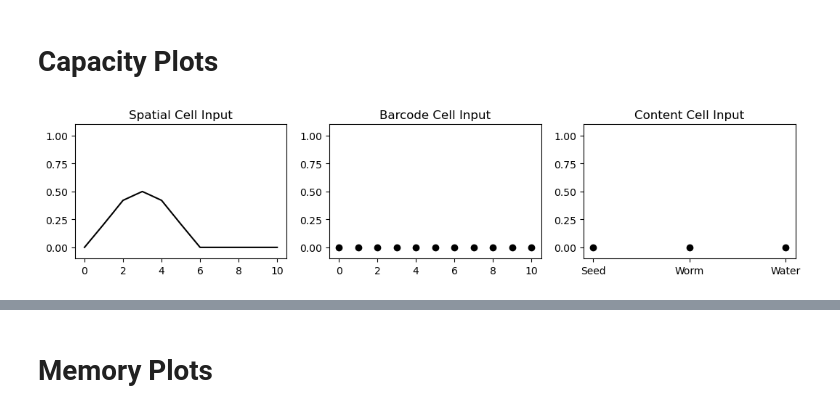
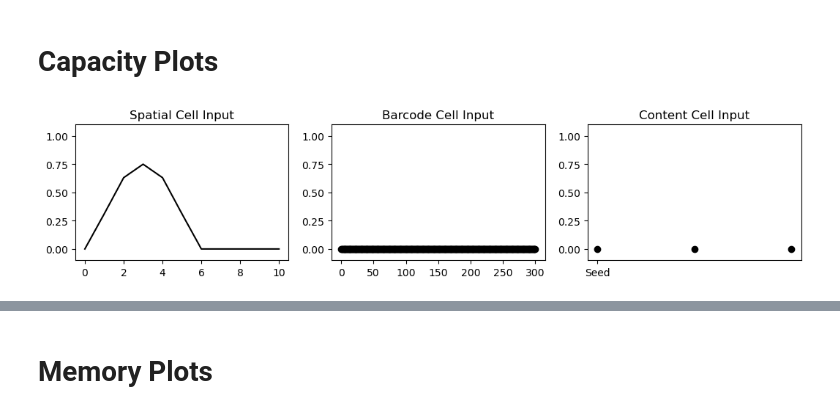
Before and after one commit to chingf/barcodes, a Jupyter notebook: Sandbox.ipynb, the cells around one changed output, grey strips where cells are left out. Cells and saved outputs as stored; diff of their text form; code cells hidden in the pictures.

```diff
--- a/Sandbox.ipynb
+++ b/Sandbox.ipynb
@@ -47,7 +47,7 @@ from scipy.special import softmax
 # Network initialization
 # %%
 n_spatial = 11
-n_barcode = 11 # Must be >= n_spatial
+n_barcode = 301 # Must be >= n_spatial
 n_cache = 3 # Three types
 # %%
 N = n_spatial + n_barcode + n_cache
@@ -143,22 +141,22 @@ def get_activity(
 # %%
 i = np.zeros(N)
 i[s_start:s_end] = make_bump(n_spatial, 3, vm_params=(5,0.85))*0.02
-i[s_start:s_end] = make_bump(n_spatial, 3, vm_params=None)*0.5
+i[s_start:s_end] = make_bump(n_spatial, 3, vm_params=None)*0.75
 i[b_start:b_end] = 0.
 
 fig, axs = plt.subplots(1, 3, figsize=(6.4*2, 4.8*0.5))
 axs[0].plot(i[s_start:s_end], color='k')
 axs[1].scatter(np.arange(n_barcode), i[b_start:b_end], color='k')
 axs[2].scatter(np.arange(n_cache), i[c_start:], color='k')
 axs[0].set_title('Spatial Cell Input')
 axs[1].set_title('Barcode Cell Input')
 axs[2].set_title('Content Cell Input')
-axs[2].set_xticks([0,1,2], ['Seed', 'Worm', 'Water'])
+axs[2].set_xticks([0], ['Seed'])
 for ax in axs:
     ax.set_ylim(-.1, 1.1)
 plt.show()
 # %% [output]
-[figure, old version]
+[figure, new version]
 # %%
 T = 20
 noise_std = 0.
```
Also changed, not shown: parts of 17 cells of this notebook, 3 other files.
